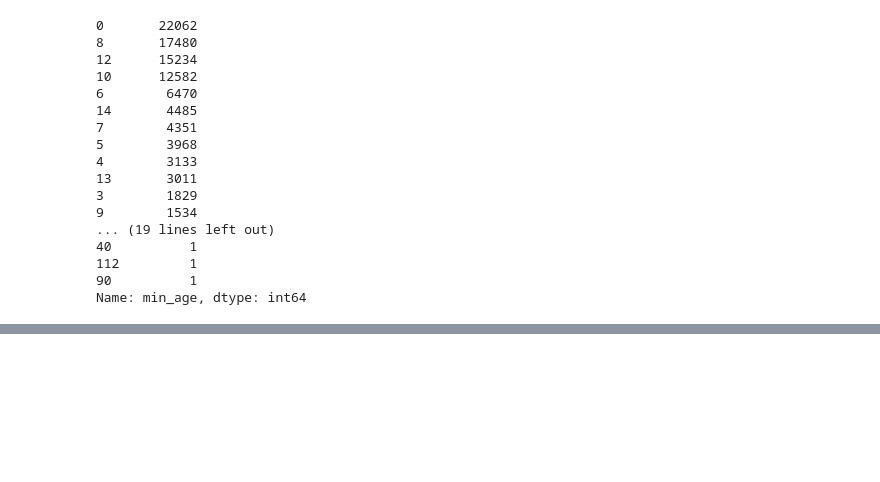
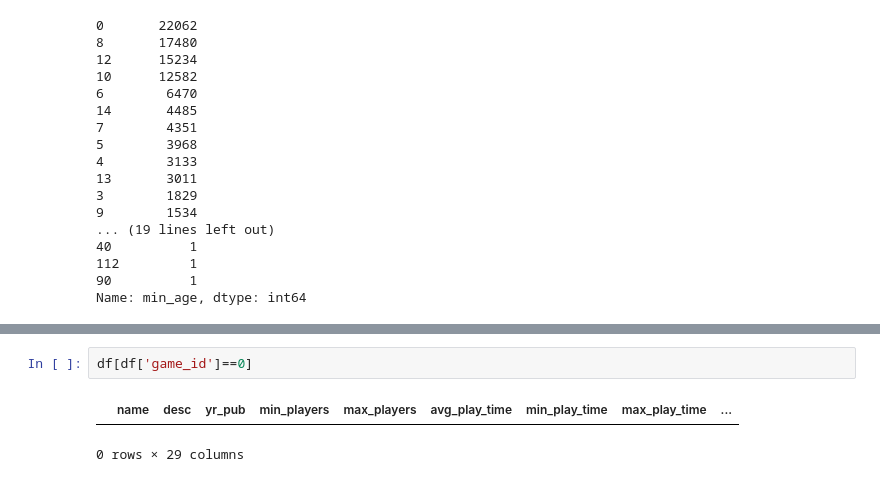
Before and after one commit to cttlc2u/proj5_boardgamerec, a Jupyter notebook: Cleaning.ipynb, the cells around one changed output, grey strips where cells are left out. Drawn from its saved outputs; the diff is of its cells as text; blank space fills up the shorter version.

```diff
--- a/Cleaning.ipynb
+++ b/Cleaning.ipynb
@@ -232,0 +283,5 @@ df[(df['owned']==0)&(df['trading']==0)&(df['wanting']==0)&(df['wishing']==0)]
+# %%
+df[df['game_id']==0]
+# %% [output]
+|  | name | desc | yr_pub | min_players | max_players | avg_play_time | min_play_time | max_play_time | ... |
+0 rows × 29 columns
```
Also changed, not shown: parts of 20 cells of this notebook.
